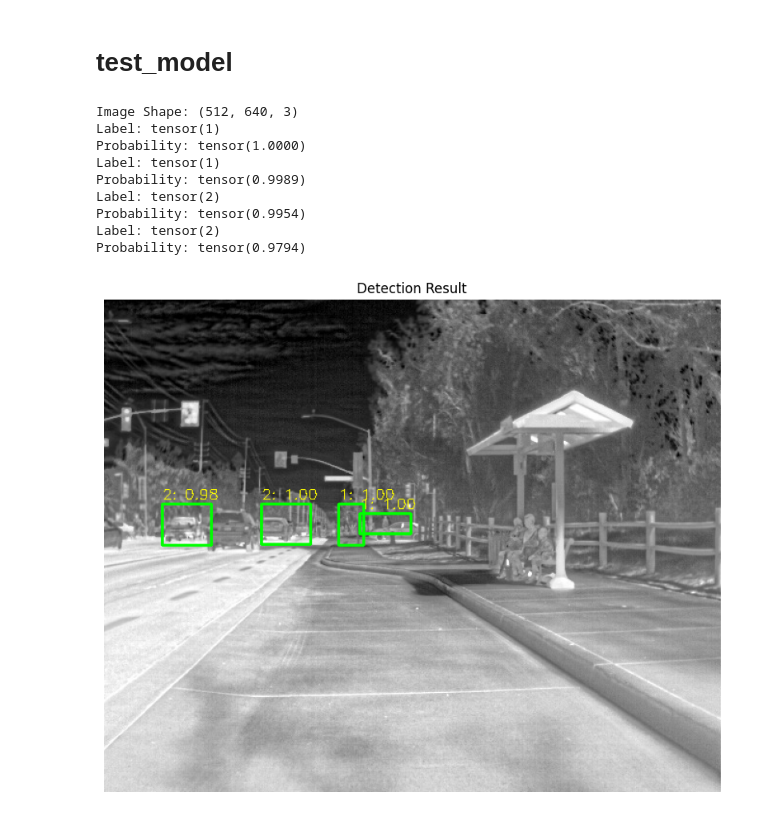
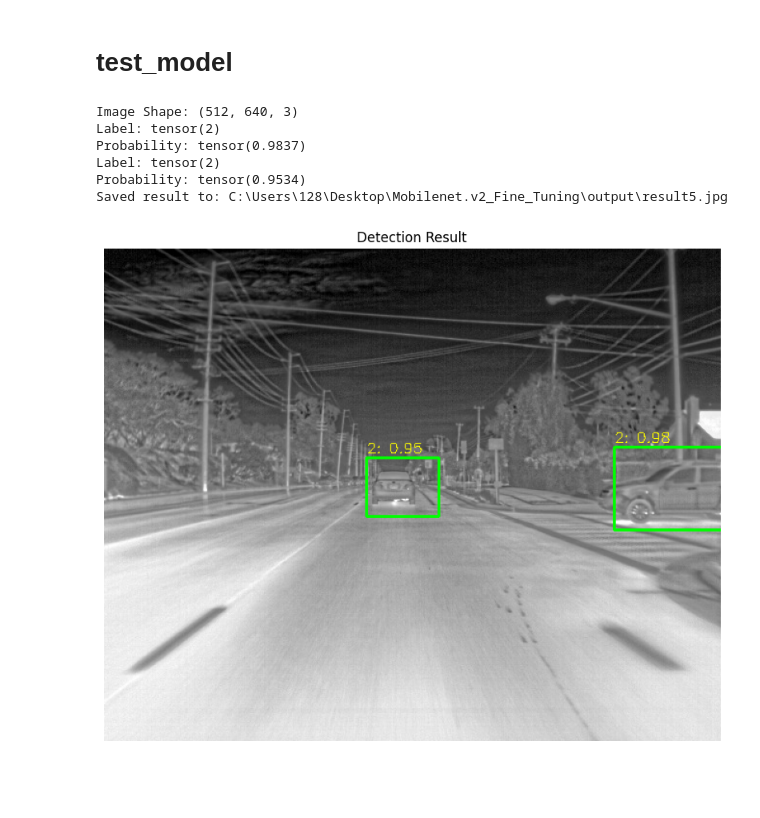
Before and after one commit to majonet/Mobilenet.v2_Fine_Tuning, a Jupyter notebook: main_train.ipynb, the cells around one changed output. Saved outputs shown, nothing was run; the diff lists cells and outputs as text; code cells hidden in the pictures; blank space fills up the shorter version.

Commit message:
output & test

```diff
--- a/main_train.ipynb
+++ b/main_train.ipynb
@@ -628,7 +628,7 @@ train( train_loader, test_loader, net, criterion, optimizer, device, epochs=180)
 # Load Trained MobileNetV2 SSD Lite Model
 # =========================================================
 
-model_path = "C:/Users/128/Desktop/Mobilenet.v2_Fine_Tuning/models/model_170_2.pth"
+model_path = "C:/Users/128/Desktop/Mobilenet.v2_Fine_Tuning/models/model_210_3.pth"
 
 device = torch.device("cpu")
 num_classes = 3
@@ -658,7 +658,7 @@ predictor = create_mobilenetv2_ssd_lite_predictor(
 # Select Test Image
 # =========================================================
 
-image_path = r"C:\Users\128\Desktop\Mobilenet.v2_Fine_Tuning\image1.jpg"
+image_path = r"C:\Users\128\Desktop\Mobilenet.v2_Fine_Tuning\image (5).jpg"
 img_test = cv2.imread(image_path)
 img_test = cv2.cvtColor(img_test, cv2.COLOR_BGR2RGB)
 print("Image Shape:", img_test.shape)
@@ -670,7 +670,7 @@ print("Image Shape:", img_test.shape)
 boxes, labels, probs = predictor.predict(
     img_test,
     top_k=2,
-    prob_threshold=0.4
+    prob_threshold=0.3
 )
 
 # =========================================================
@@ -691,37 +691,41 @@ for i in range(boxes.size(0)):
         (int(box[2]), int(box[3])),
         (0, 255, 0),
         2
     )
 
     cv2.putText(
         img_test,
         f"{label}: {prob:.2f}",
         (int(box[0]), int(box[1]) - 5),
         cv2.FONT_HERSHEY_SIMPLEX,
         0.5,
         (255, 255, 0),
         1
     )
+output_path = r"C:\Users\128\Desktop\Mobilenet.v2_Fine_Tuning\output\result5.jpg"
 
+# convert RGB back to BGR before saving (IMPORTANT)
+img_save = cv2.cvtColor(img_test, cv2.COLOR_RGB2BGR)
+
+cv2.imwrite(output_path, img_save)
+
+print("Saved result to:", output_path)
 # =========================================================
 # Show Result
 # =========================================================
 
 plt.figure(figsize=(10, 8))
 
 plt.imshow(img_test)
 plt.axis("off")
 plt.title("Detection Result")
 
 plt.show()
 # %% [output]
 Image Shape: (512, 640, 3)
-Label: tensor(1)
-Probability: tensor(1.0000)
-Label: tensor(1)
-Probability: tensor(0.9989)
 Label: tensor(2)
-Probability: tensor(0.9954)
+Probability: tensor(0.9837)
 Label: tensor(2)
-Probability: tensor(0.9794)
+Probability: tensor(0.9534)
+Saved result to: C:\Users\128\Desktop\Mobilenet.v2_Fine_Tuning\output\result5.jpg
-[figure, old version]
+[figure, new version]
```
Also changed, not shown: 12 other files.
